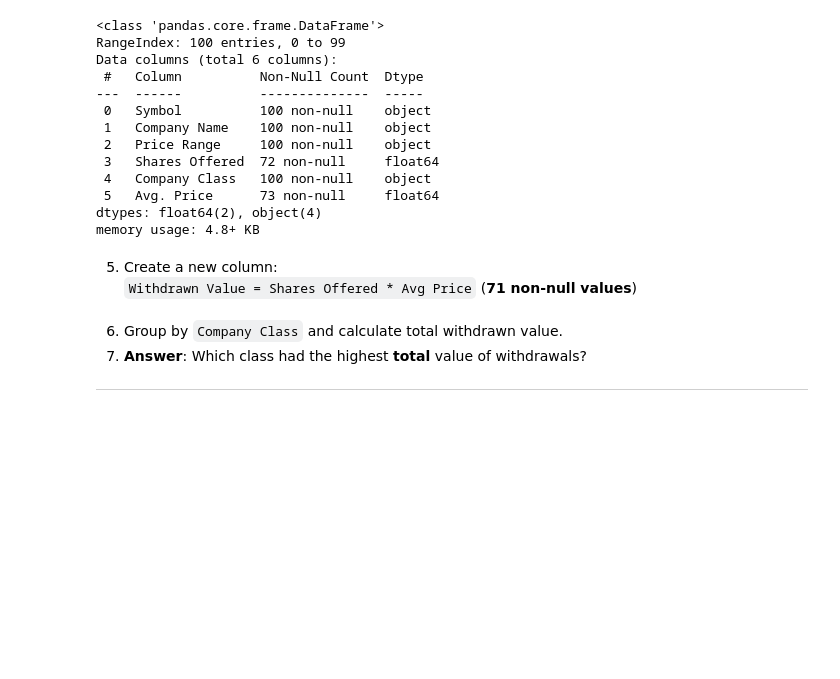
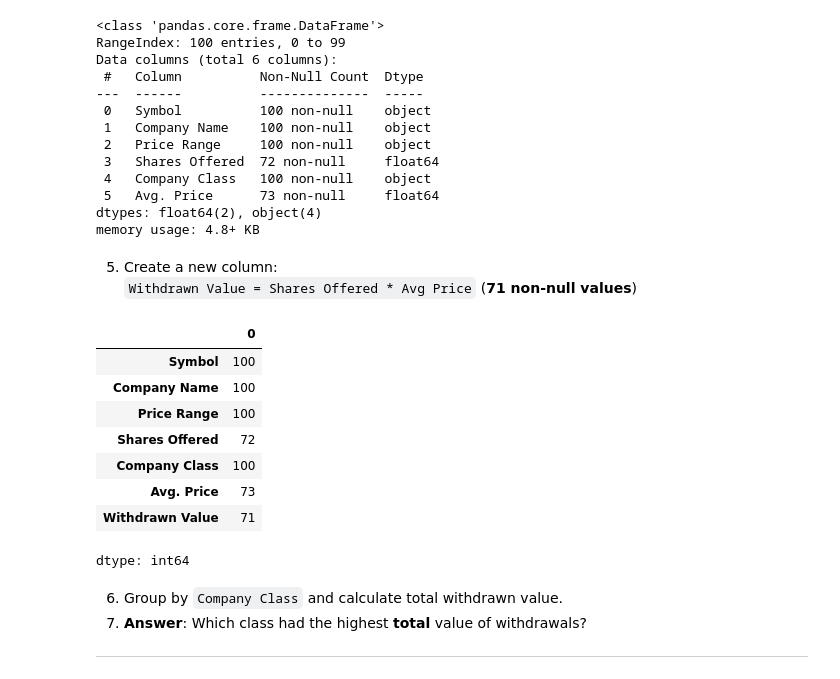
Before and after one commit to YannPhamVan/StockMarketsAnalyticsZoomcamp, a Jupyter notebook: 02-dataframe-analysis-homework.ipynb, the cells around one changed output. Drawn from its saved outputs; the diff is of its cells as text; code cells hidden in the pictures; blank space fills up the shorter version.

```diff
--- a/02-dataframe-analysis-homework.ipynb
+++ b/02-dataframe-analysis-homework.ipynb
@@ -260,6 +260,19 @@ memory usage: 4.8+ KB
 
 5. Create a new column:
    `Withdrawn Value = Shares Offered * Avg Price` (**71 non-null values**)
+# %%
+withdrawn_ipos["Withdrawn Value"] = withdrawn_ipos["Shares Offered"] * withdrawn_ipos["Avg. Price"]
+withdrawn_ipos.notna().sum()
+# %% [output]
+|  | 0 |
+| Symbol | 100 |
+| Company Name | 100 |
+| Price Range | 100 |
+| Shares Offered | 72 |
+| Company Class | 100 |
+| Avg. Price | 73 |
+| Withdrawn Value | 71 |
+dtype: int64
 # %% [markdown]
 
 6. Group by `Company Class` and calculate total withdrawn value.
```
